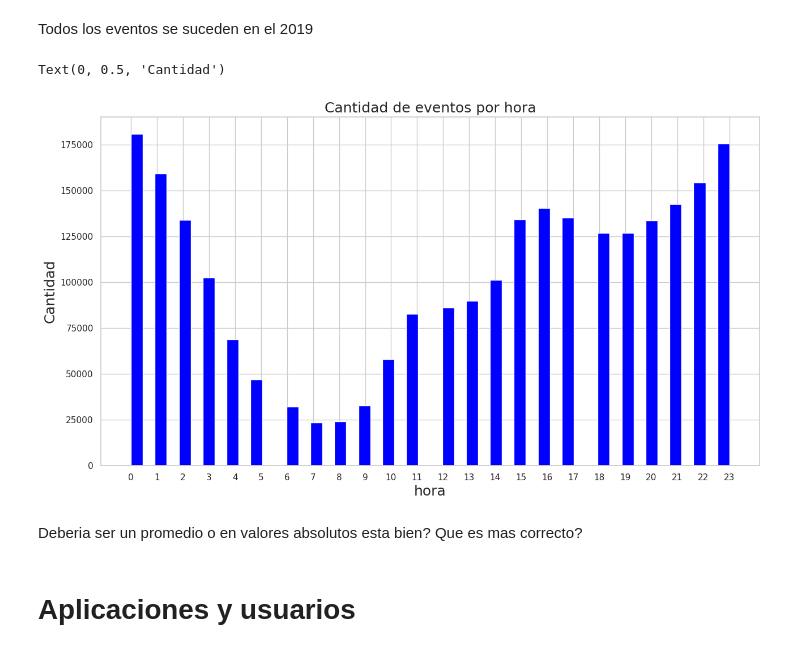
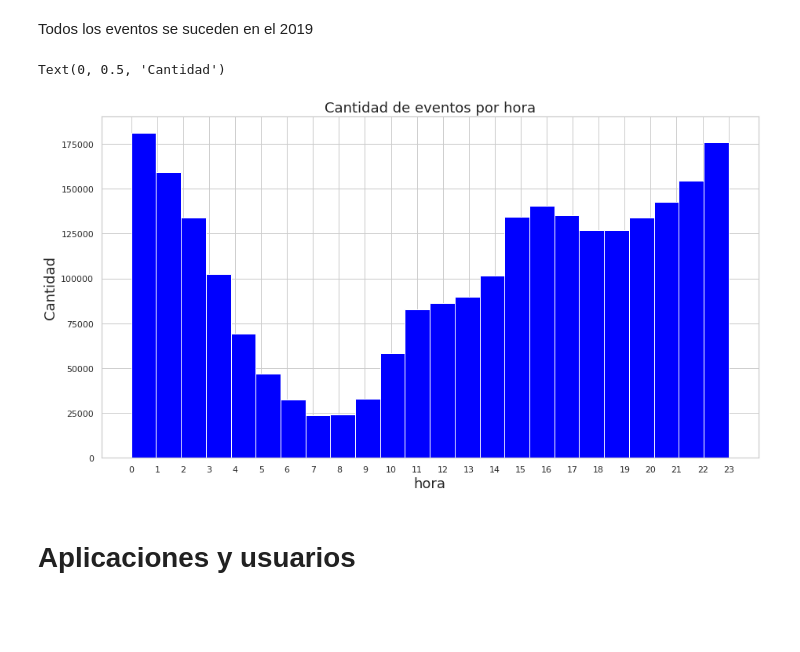
Before and after one commit to gatti2602/7506-datos, a Jupyter notebook: manu/events.ipynb, the cells around one changed output. Drawn from its saved outputs; the diff is of its cells as text; code cells hidden in the pictures; blank space fills up the shorter version.

```diff
--- a/manu/events.ipynb
+++ b/manu/events.ipynb
@@ -127,16 +127,14 @@ Todos los eventos se suceden en el 2019
 # %%
 events['hour'] = events['date'].dt.hour
 # %%
-grafico_hora = events['hour'].plot.hist(bins = 50, color = 'blue', figsize = (15,8))
+grafico_hora = events['hour'].plot.hist(bins = 24, color = 'blue', figsize = (15,8))
 grafico_hora.set_title('Cantidad de eventos por hora', fontsize = 18)
 plt.xticks( [n for n in range(0,24,1)])
 grafico_hora.set_xlabel('hora', fontsize = 18)
 grafico_hora.set_ylabel('Cantidad', fontsize = 18)
 # %% [output]
 Text(0, 0.5, 'Cantidad')
-[figure, old version]
+[figure, new version]
-# %% [markdown]
-Deberia ser un promedio o en valores absolutos esta bien? Que es mas correcto?
 # %% [markdown]
 # Aplicaciones y usuarios
 # %%
```
Also changed, not shown: parts of 2 cells of this notebook, 1 other file.
